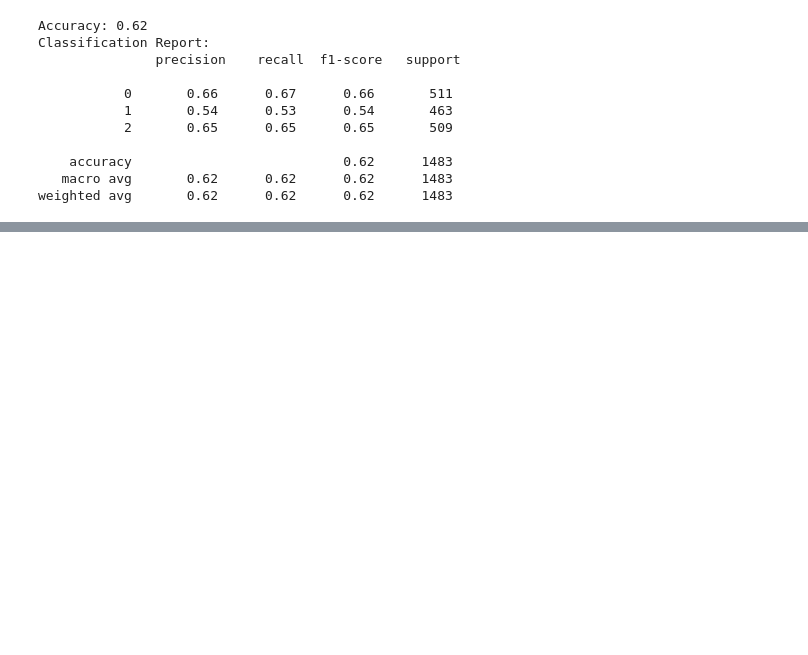
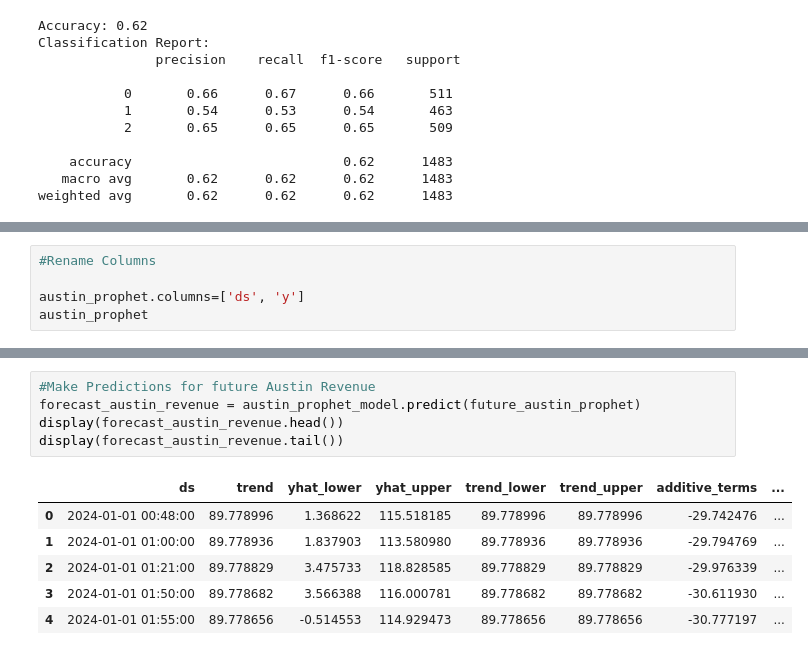
Before and after one commit to jchay3/james_hay_project_2_Compare_ride_patterns_and_predictive_modeling_of_rides_by-_transport_x, a Jupyter notebook: james_workbook_for_austin.ipynb, the cells around one changed output, grey strips where cells are left out. Drawn from its saved outputs; the diff is of its cells as text; blank space fills up the shorter version.

```diff
--- a/james_workbook_for_austin.ipynb
+++ b/james_workbook_for_austin.ipynb
@@ -765,0 +796,5 @@ weighted avg       0.62      0.62      0.62      1483
+# %%
+#Rename Columns
+
+austin_prophet.columns=['ds', 'y']
+austin_prophet
@@ -765,0 +844,12 @@ weighted avg       0.62      0.62      0.62      1483
+# %%
+#Make Predictions for future Austin Revenue
+forecast_austin_revenue = austin_prophet_model.predict(future_austin_prophet)
+display(forecast_austin_revenue.head())
+display(forecast_austin_revenue.tail())
+# %% [output]
+|  | ds | trend | yhat_lower | yhat_upper | trend_lower | trend_upper | additive_terms | ... |
+| 0 | 2024-01-01 00:48:00 | 89.778996 | 1.368622 | 115.518185 | 89.778996 | 89.778996 | -29.742476 | ... |
+| 1 | 2024-01-01 01:00:00 | 89.778936 | 1.837903 | 113.580980 | 89.778936 | 89.778936 | -29.794769 | ... |
+| 2 | 2024-01-01 01:21:00 | 89.778829 | 3.475733 | 118.828585 | 89.778829 | 89.778829 | -29.976339 | ... |
+| 3 | 2024-01-01 01:50:00 | 89.778682 | 3.566388 | 116.000781 | 89.778682 | 89.778682 | -30.611930 | ... |
+| 4 | 2024-01-01 01:55:00 | 89.778656 | -0.514553 | 114.929473 | 89.778656 | 89.778656 | -30.777197 | ... |
```
Also changed, not shown: parts of 10 cells of this notebook.
